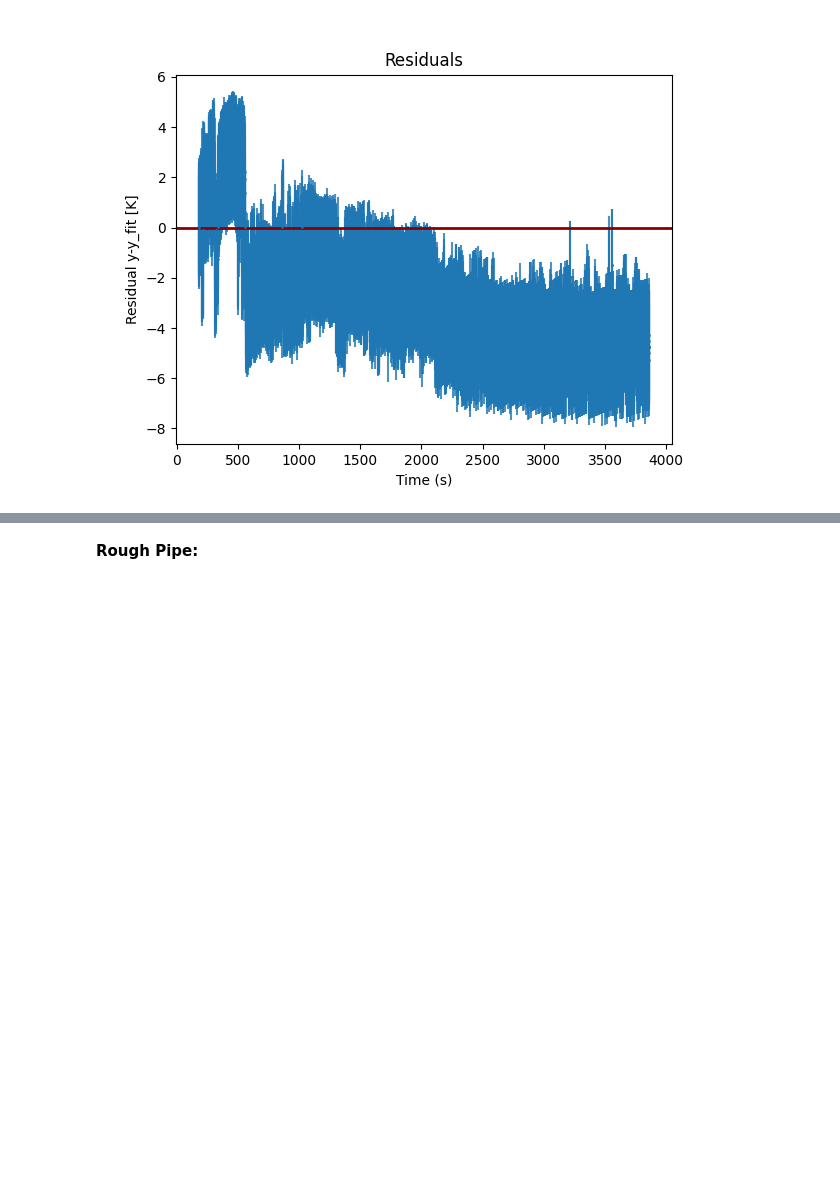
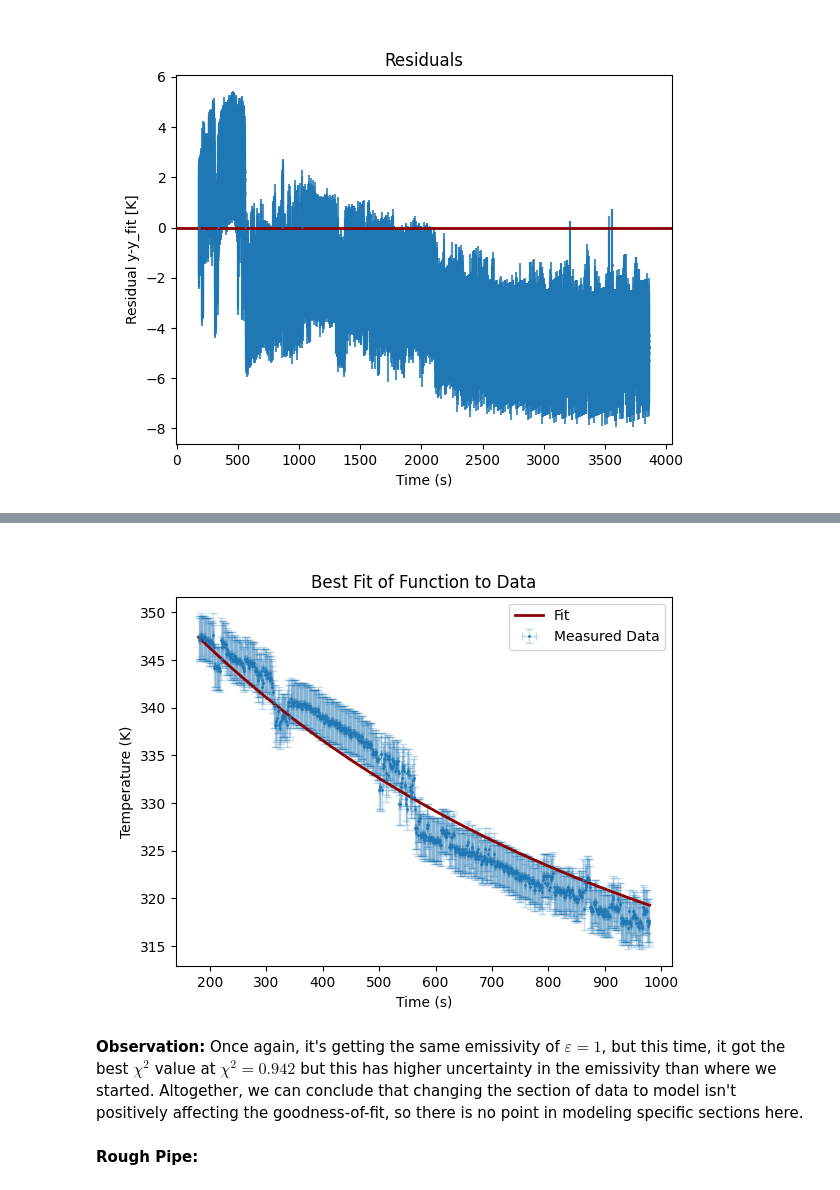
Before and after one commit to mufaro3/physics-229, a Jupyter notebook: Experiment 1 - Cooling.ipynb, the cells around one changed output, grey strips where cells are left out. Drawn from its saved outputs; the diff is of its cells as text; code cells hidden in the pictures; blank space fills up the shorter version.

```diff
--- a/Experiment 1 - Cooling.ipynb
+++ b/Experiment 1 - Cooling.ipynb
@@ -881,3 +1021,9 @@ display(round_1_lacquered.results.autofit_residuals_graph)
+# %%
+display(round_1_lacquered_refitted_2.results.autofit_graph)
+# %% [output]
+[figure, added]
+# %% [markdown]
+**Observation:** Once again, it's getting the same emissivity of $\varepsilon=1$, but this time, it got the best $\chi^2$ value at $\chi^2=0.942$ but this has higher uncertainty in the emissivity than where we started. Altogether, we can conclude that changing the section of data to model isn't positively affecting the goodness-of-fit, so there is no point in modeling specific sections here.
 # %% [markdown]
 **Rough Pipe:**
 # %% [markdown]
```
Also changed, not shown: parts of 62 cells of this notebook, 19 other files.
